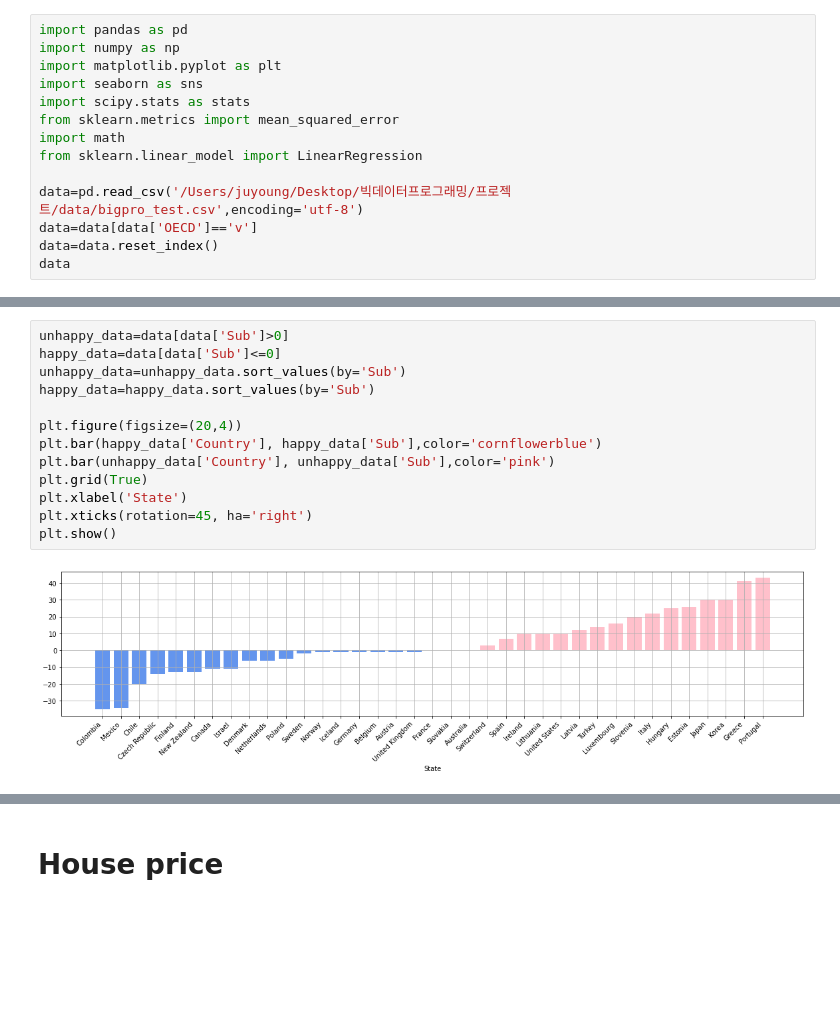
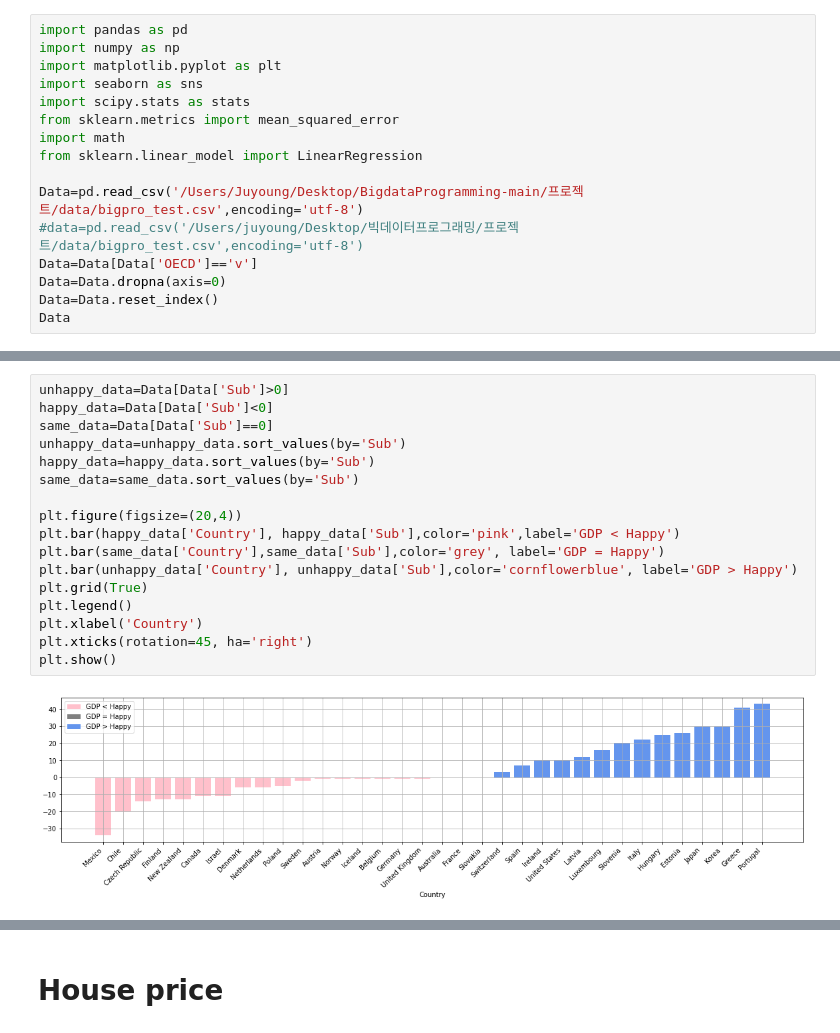
Before and after one commit to kjyju3955/BigdataProgramming, a Jupyter notebook: 프로젝트/Untitled.ipynb, the cells around one changed output, grey strips where cells are left out. Cells and saved outputs as stored; diff of their text form; blank space fills up the shorter version.

```diff
--- a/프로젝트/Untitled.ipynb
+++ b/프로젝트/Untitled.ipynb
@@ -8,10 +8,12 @@ from sklearn.metrics import mean_squared_error
 import math
 from sklearn.linear_model import LinearRegression
 
-data=pd.read_csv('/Users/juyoung/Desktop/빅데이터프로그래밍/프로젝트/data/bigpro_test.csv',encoding='utf-8')
-data=data[data['OECD']=='v']
-data=data.reset_index()
-data
+Data=pd.read_csv('/Users/Juyoung/Desktop/BigdataProgramming-main/프로젝트/data/bigpro_test.csv',encoding='utf-8')
+#data=pd.read_csv('/Users/juyoung/Desktop/빅데이터프로그래밍/프로젝트/data/bigpro_test.csv',encoding='utf-8')
+Data=Data[Data['OECD']=='v']
+Data=Data.dropna(axis=0)
+Data=Data.reset_index()
+Data
 # %% [output]
 |  | index | Country | OECD | Real_house_price | Safety | Working_age_popul | Elderly_popul | Working_hours | ... |
 | 0 | 0 | Australia | v | 102.2 | 63.0 | 65.5 | 15.7 | 1712.0 | ... |
@@ -33,15 +35,19 @@ data
 # %%
-unhappy_data=data[data['Sub']>0]
-happy_data=data[data['Sub']<=0]
+unhappy_data=Data[Data['Sub']>0]
+happy_data=Data[Data['Sub']<0]
+same_data=Data[Data['Sub']==0]
 unhappy_data=unhappy_data.sort_values(by='Sub')
 happy_data=happy_data.sort_values(by='Sub')
+same_data=same_data.sort_values(by='Sub')
 
 plt.figure(figsize=(20,4))
-plt.bar(happy_data['Country'], happy_data['Sub'],color='cornflowerblue')
-plt.bar(unhappy_data['Country'], unhappy_data['Sub'],color='pink')
+plt.bar(happy_data['Country'], happy_data['Sub'],color='pink',label='GDP < Happy')
+plt.bar(same_data['Country'],same_data['Sub'],color='grey', label='GDP = Happy')
+plt.bar(unhappy_data['Country'], unhappy_data['Sub'],color='cornflowerblue', label='GDP > Happy')
 plt.grid(True)
-plt.xlabel('State')
+plt.legend()
+plt.xlabel('Country')
 plt.xticks(rotation=45, ha='right')
 plt.show()
 # %% [output]
-[figure, old version]
+[figure, new version]
```
Also changed, not shown: parts of 19 cells of this notebook.
